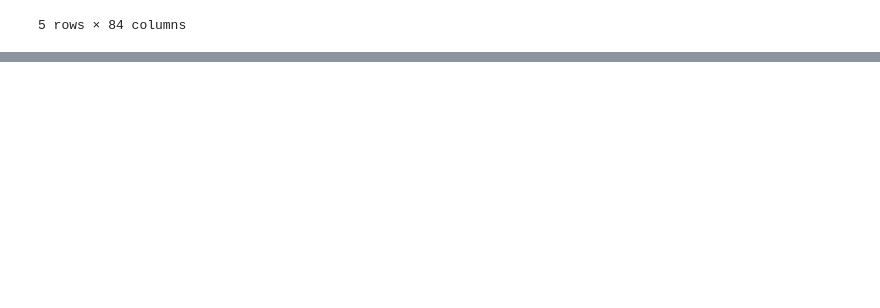
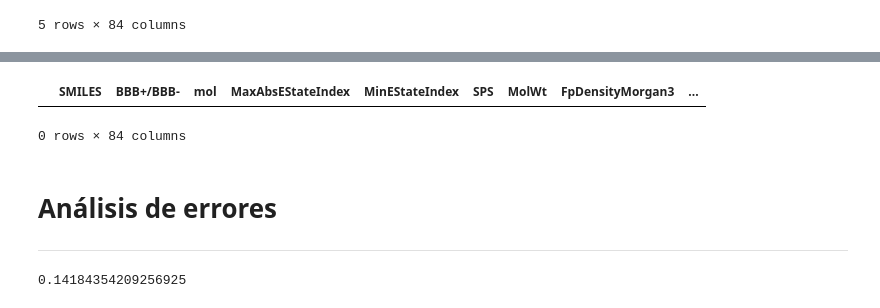
Before and after one commit to Eliud7720/Proyecto-Alzheimer-viejo, a Jupyter notebook: Barrera/Descriptores moleculares/descriptores_modelo.ipynb, the cells around one changed output, grey strips where cells are left out. Cells and saved outputs as stored; diff of their text form; code cells hidden in the pictures; blank space fills up the shorter version.

```diff
--- a/Barrera/Descriptores moleculares/descriptores_modelo.ipynb
+++ b/Barrera/Descriptores moleculares/descriptores_modelo.ipynb
@@ -21 +47,6 @@ from sklearn.feature_selection import SelectFromModel
+# %%
+des[des.isna().any(axis=1)]
+# %% [output]
+|  | SMILES | BBB+/BBB- | mol | MaxAbsEStateIndex | MinEStateIndex | SPS | MolWt | FpDensityMorgan3 | ... |
+0 rows × 84 columns
 # %%
@@ -27,0 +55,7 @@ datos.to_csv("faltantes.csv")
+# %% [markdown]
+# Análisis de errores
+<hr>
+# %%
+X.var().min()
+# %% [output]
+0.14184354209256925
```
Also changed, not shown: parts of 46 cells of this notebook.
